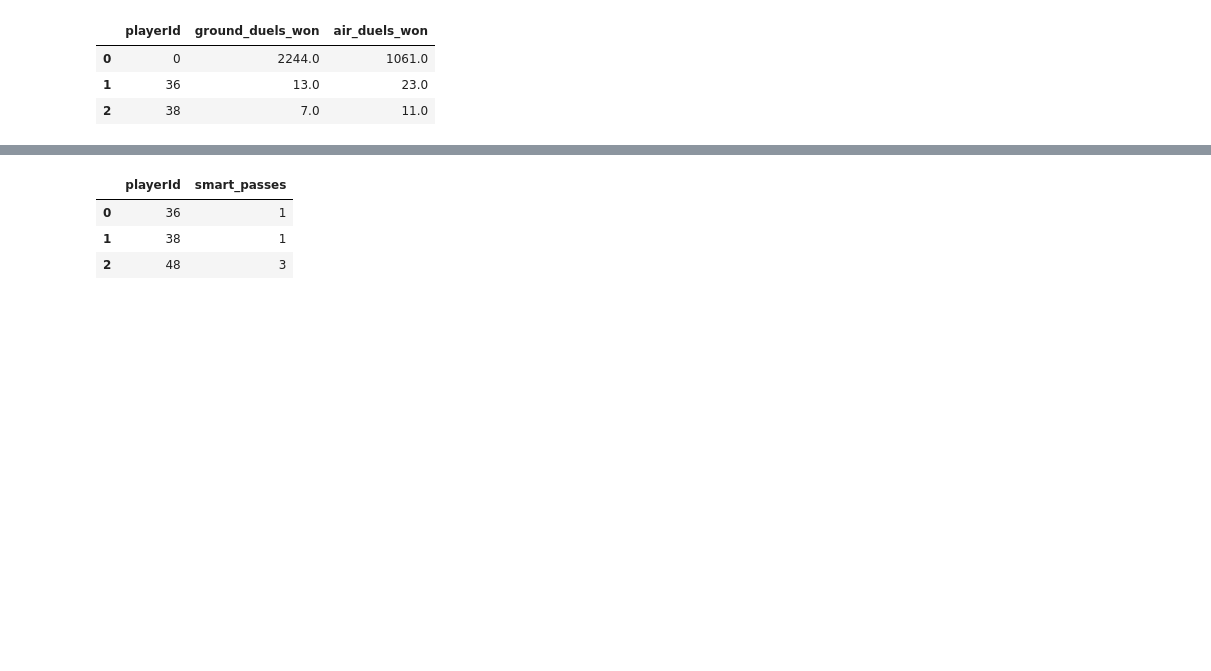
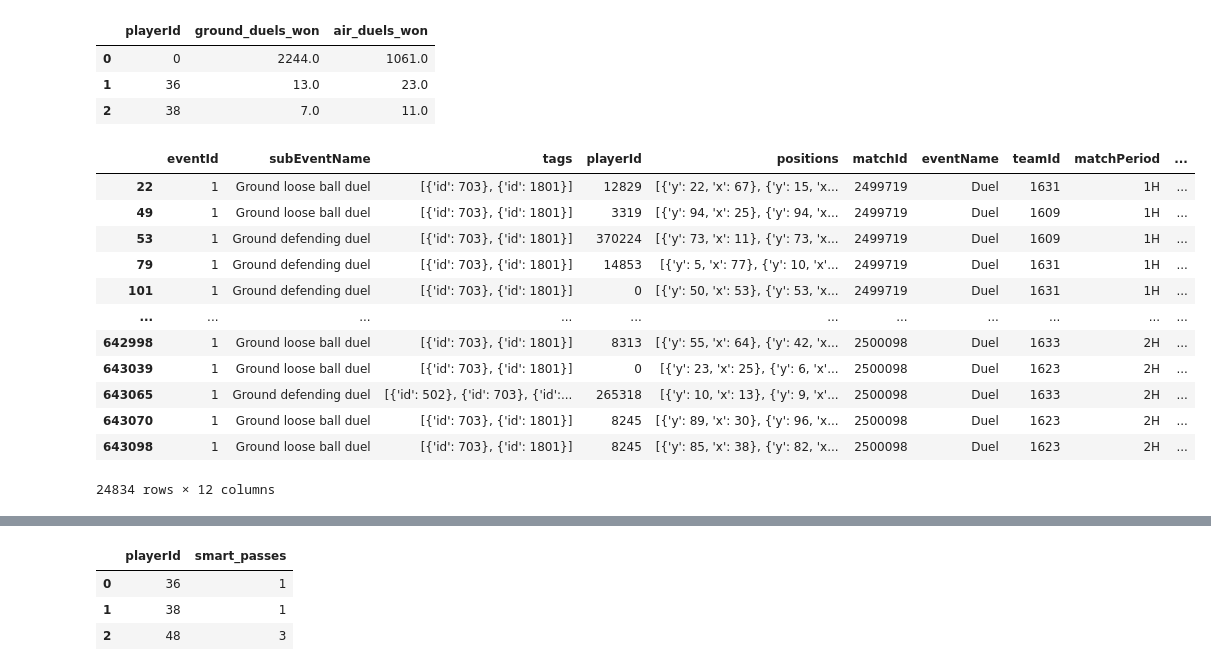
Before and after one commit to yashkarle/soccer-ds-stats, a Jupyter notebook: Projects/4UppsalaMMS/3_StatsScouting/radar_plots_example.ipynb, the cells around one changed output, grey strips where cells are left out. Cells and saved outputs as stored; diff of their text form; code cells hidden in the pictures; blank space fills up the shorter version.

```diff
--- a/Projects/4UppsalaMMS/3_StatsScouting/radar_plots_example.ipynb
+++ b/Projects/4UppsalaMMS/3_StatsScouting/radar_plots_example.ipynb
@@ -251,3 +251,20 @@ duels.head(3)
 | 0 | 0 | 2244.0 | 1061.0 |
 | 1 | 36 | 13.0 | 23.0 |
 | 2 | 38 | 7.0 | 11.0 |
+# %%
+train.loc[train["subEventName"].isin(["Ground defending duel", "Ground loose ball duel"])]\
+        .loc[train.apply (lambda x:{'id':703} in x.tags, axis = 1)]
+# %% [output]
+|  | eventId | subEventName | tags | playerId | positions | matchId | eventName | teamId | matchPeriod | ... |
+| 22 | 1 | Ground loose ball duel | [{'id': 703}, {'id': 1801}] | 12829 | [{'y': 22, 'x': 67}, {'y': 15, 'x... | 2499719 | Duel | 1631 | 1H | ... |
+| 49 | 1 | Ground loose ball duel | [{'id': 703}, {'id': 1801}] | 3319 | [{'y': 94, 'x': 25}, {'y': 94, 'x... | 2499719 | Duel | 1609 | 1H | ... |
+| 53 | 1 | Ground defending duel | [{'id': 703}, {'id': 1801}] | 370224 | [{'y': 73, 'x': 11}, {'y': 73, 'x... | 2499719 | Duel | 1609 | 1H | ... |
+| 79 | 1 | Ground defending duel | [{'id': 703}, {'id': 1801}] | 14853 | [{'y': 5, 'x': 77}, {'y': 10, 'x'... | 2499719 | Duel | 1631 | 1H | ... |
+| 101 | 1 | Ground defending duel | [{'id': 703}, {'id': 1801}] | 0 | [{'y': 50, 'x': 53}, {'y': 53, 'x... | 2499719 | Duel | 1631 | 1H | ... |
+| ... | ... | ... | ... | ... | ... | ... | ... | ... | ... | ... |
+| 642998 | 1 | Ground loose ball duel | [{'id': 703}, {'id': 1801}] | 8313 | [{'y': 55, 'x': 64}, {'y': 42, 'x... | 2500098 | Duel | 1633 | 2H | ... |
+| 643039 | 1 | Ground loose ball duel | [{'id': 703}, {'id': 1801}] | 0 | [{'y': 23, 'x': 25}, {'y': 6, 'x'... | 2500098 | Duel | 1623 | 2H | ... |
+| 643065 | 1 | Ground defending duel | [{'id': 502}, {'id': 703}, {'id':... | 265318 | [{'y': 10, 'x': 13}, {'y': 9, 'x'... | 2500098 | Duel | 1633 | 2H | ... |
+| 643070 | 1 | Ground loose ball duel | [{'id': 703}, {'id': 1801}] | 8245 | [{'y': 89, 'x': 30}, {'y': 96, 'x... | 2500098 | Duel | 1623 | 2H | ... |
+| 643098 | 1 | Ground loose ball duel | [{'id': 703}, {'id': 1801}] | 8245 | [{'y': 85, 'x': 38}, {'y': 82, 'x... | 2500098 | Duel | 1623 | 2H | ... |
+24834 rows × 12 columns
```
Also changed, not shown: parts of 19 cells of this notebook, 3 other files.
